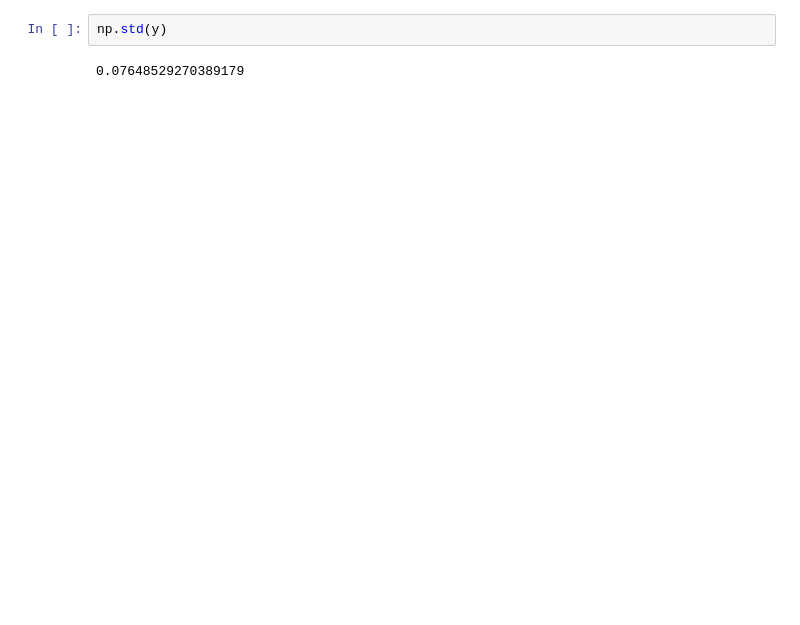
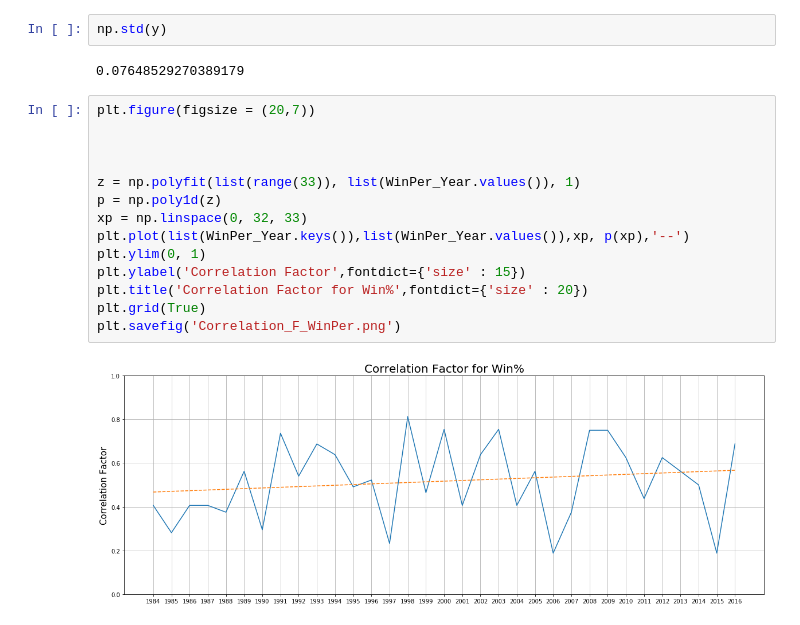
Before and after one commit to RM817/NBA-Playoff-Birth-Predicition-Model, a Jupyter notebook: Capstone1_Data2_Weighted.ipynb, the cells around one changed output. Saved outputs shown, nothing was run; the diff lists cells and outputs as text; blank space fills up the shorter version.

```diff
--- a/Capstone1_Data2_Weighted.ipynb
+++ b/Capstone1_Data2_Weighted.ipynb
@@ -4243,3 +4245,19 @@ The average error is 0.2075
 np.std(y)
 # %% [output]
 0.07648529270389179
+# %%
+plt.figure(figsize = (20,7))
+
+
+
+z = np.polyfit(list(range(33)), list(WinPer_Year.values()), 1)
+p = np.poly1d(z)
+xp = np.linspace(0, 32, 33)
+plt.plot(list(WinPer_Year.keys()),list(WinPer_Year.values()),xp, p(xp),'--')
+plt.ylim(0, 1)
+plt.ylabel('Correlation Factor',fontdict={'size' : 15})
+plt.title('Correlation Factor for Win%',fontdict={'size' : 20})
+plt.grid(True)
+plt.savefig('Correlation_F_WinPer.png')
+# %% [output]
+[figure, added]
```
Also changed, not shown: parts of 2 cells of this notebook, 7 other files.
